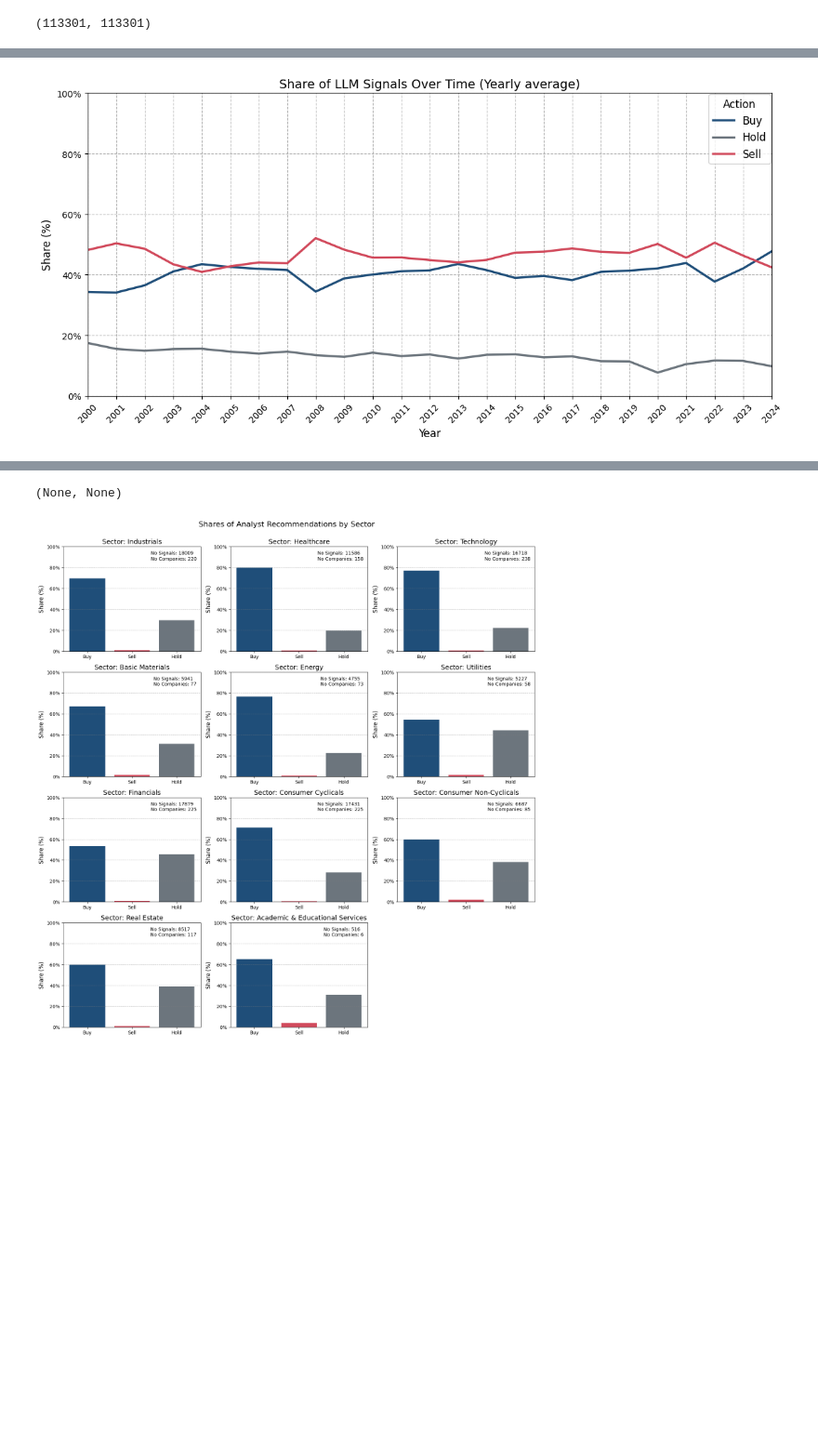
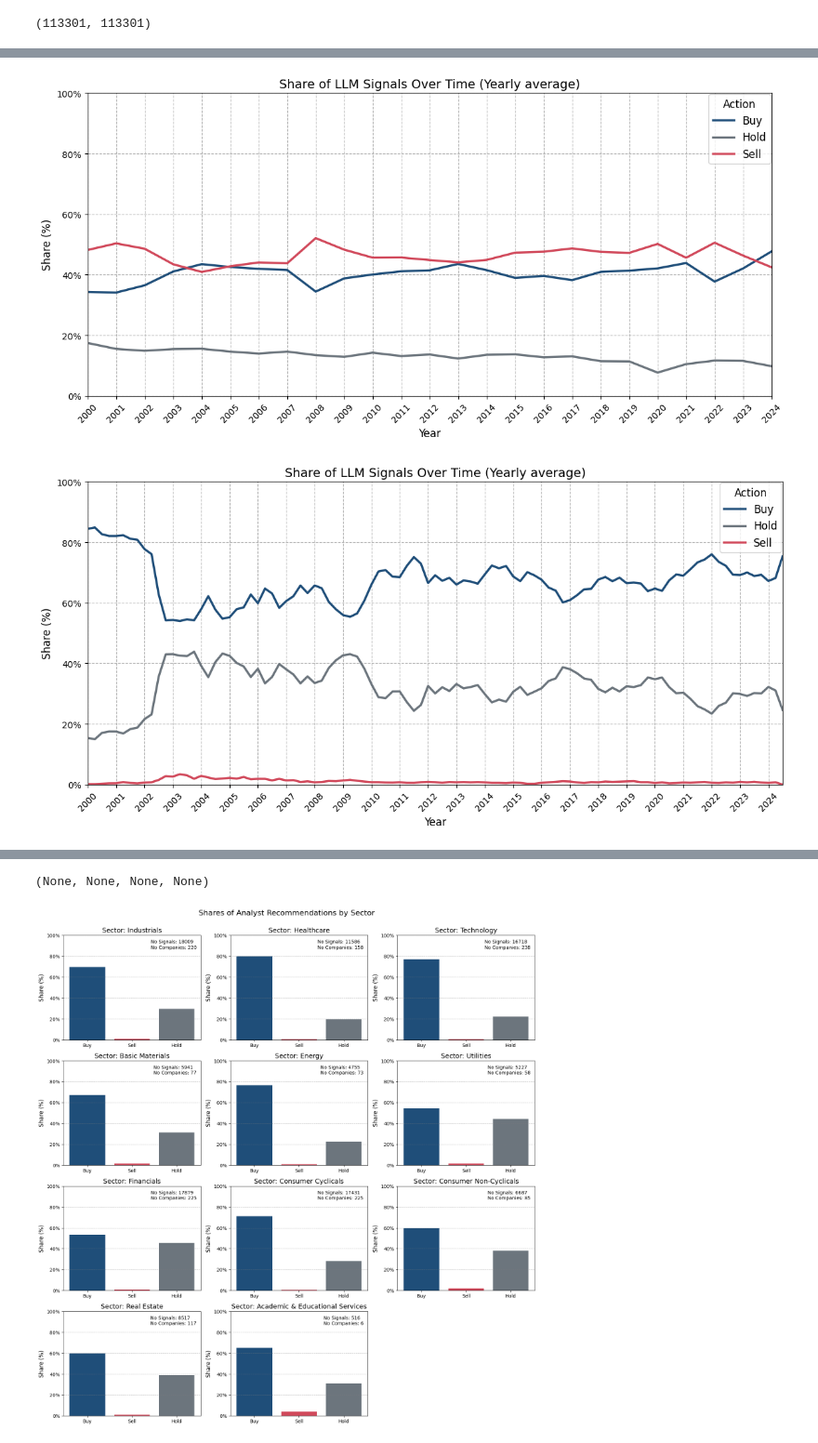
Before and after one commit to benherz/Masterarbeit, a Jupyter notebook: code/results_exploration.ipynb, the cells around one changed output, grey strips where cells are left out. Shown at 93% size. Saved outputs shown, nothing was run; the diff lists cells and outputs as text; code cells hidden in the pictures; blank space fills up the shorter version.

```diff
--- a/code/results_exploration.ipynb
+++ b/code/results_exploration.ipynb
@@ -11,10 +11,10 @@ from scipy import stats
 from functions.plotting import signal_shares_lineplot_quarters, signal_shares_lineplot_yearlymean, plot_signal_shares_per_sector, signal_shares_lineplot_per_sector
 # %%
 # Read in CIK as string, so that leading zeros are preserved
-analyst_ratings = pd.read_csv("../data/sp1500_sell_side_recommendations_ffilled.csv", dtype={"cik": str})
+analyst_ratings = pd.read_csv("../results/sp1500_sell_side_recommendations_ffilled.csv", dtype={"cik": str})
 
 # LLM recommendations with only most recent financial statements
-llm_recommendations = pd.read_csv("../data/llm_recommendations_final.csv", dtype={"cik": str})
+llm_recommendations = pd.read_csv("../results/llm_recommendations_final.csv", dtype={"cik": str})
 
 # Convert date to period format
 llm_recommendations["date"] = pd.to_datetime(llm_recommendations["date"]).dt.to_period("M").astype(str)
@@ -56,7 +56,8 @@ len(llm_df), len(analyst_df)
 # %% [output]
 (113301, 113301)
 # %%
-signal_shares_lineplot_quarters(llm_df), signal_shares_lineplot_yearlymean(llm_df)
+signal_shares_lineplot_quarters(llm_df), signal_shares_lineplot_yearlymean(llm_df), signal_shares_lineplot_quarters(analyst_df), signal_shares_lineplot_yearlymean(analyst_df)
 # %% [output]
 [figure]
 [figure]
+[figure, added]
@@ -63,4 +65,4 @@ signal_shares_lineplot_quarters(llm_df), signal_shares_lineplot_yearlymean(llm_d
-(None, None)
+(None, None, None, None)
 # %%
 plot_signal_shares_per_sector(analyst_df, llm_indicator = False)
 
```
Also changed, not shown: parts of 35 cells of this notebook, 9 other files.
